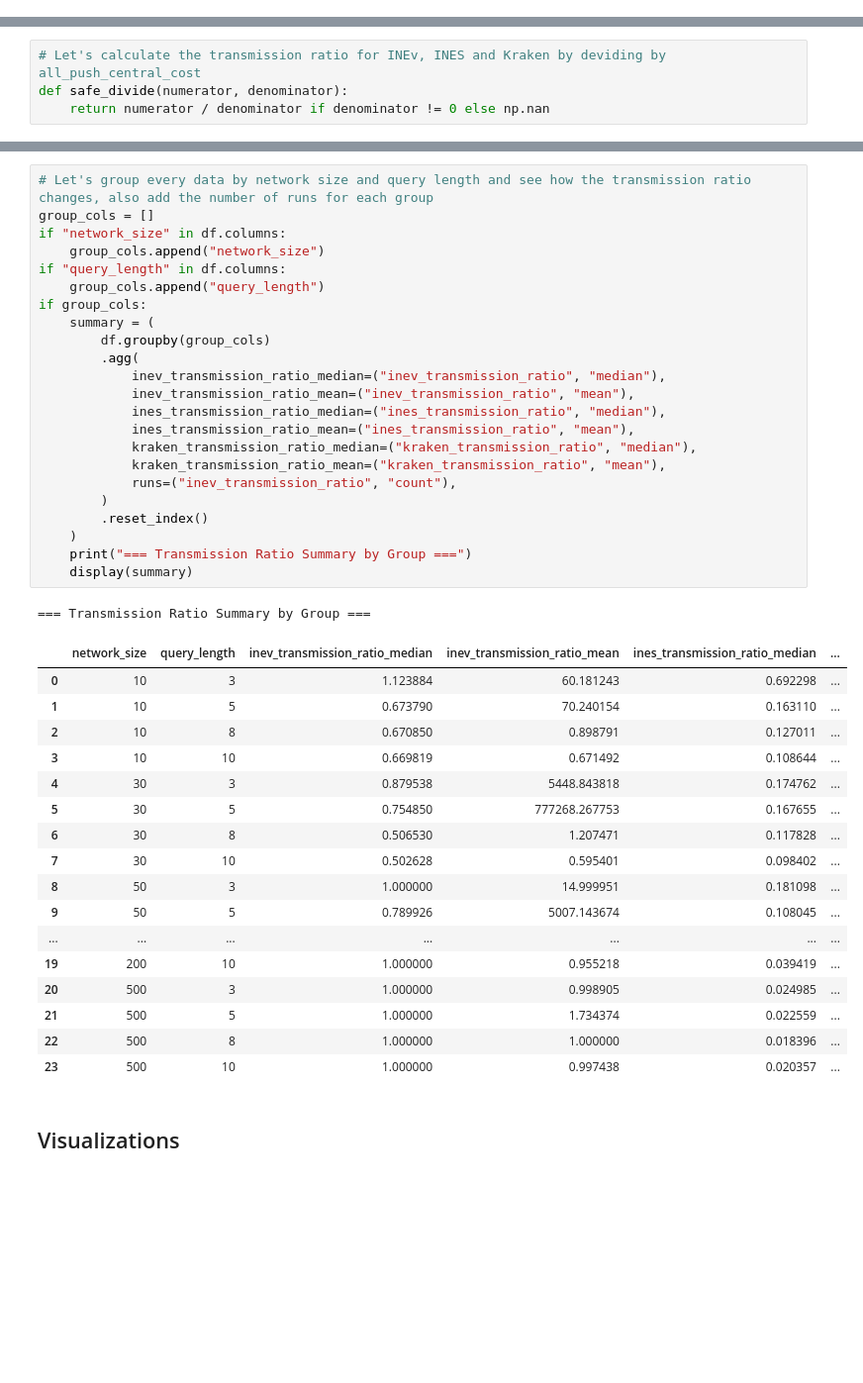
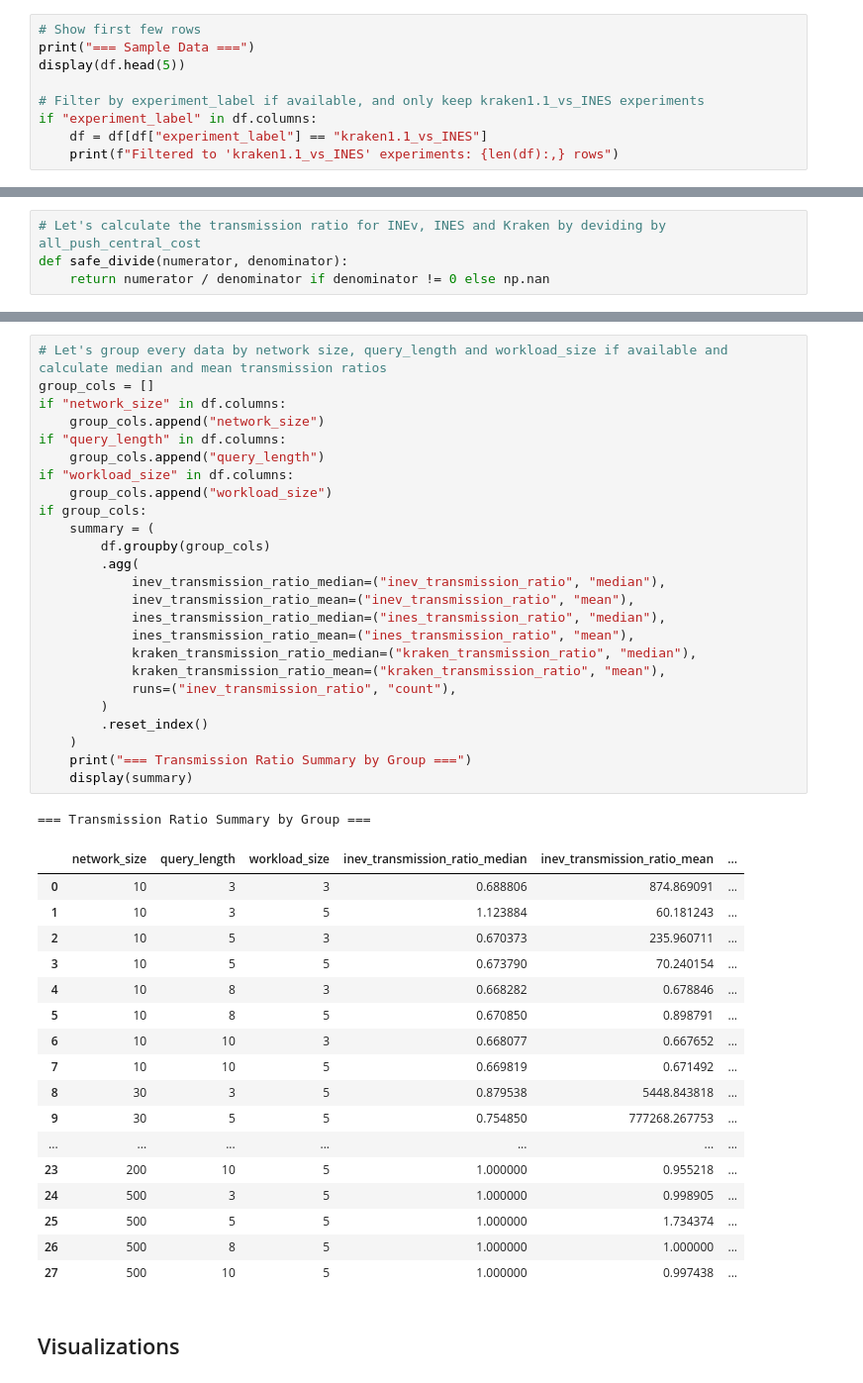
Before and after one commit to glueckf/kraken_analyzer, a Jupyter notebook: notebooks/01_overview.ipynb, the cells around one changed output, grey strips where cells are left out. Shown at 99% size. Cells and saved outputs as stored; diff of their text form; blank space fills up the shorter version.

Commit message:
Refactor 01_overview.ipynb: Update execution counts, log outputs, and add filtering for 'kraken1.1_vs_INES' experiments

```diff
--- a/notebooks/01_overview.ipynb
+++ b/notebooks/01_overview.ipynb
@@ -111,0 +99,9 @@ display(df.head(5))
+# %%
+# Show first few rows
+print("=== Sample Data ===")
+display(df.head(5))
+
+# Filter by experiment_label if available, and only keep kraken1.1_vs_INES experiments
+if "experiment_label" in df.columns:
+    df = df[df["experiment_label"] == "kraken1.1_vs_INES"]
+    print(f"Filtered to 'kraken1.1_vs_INES' experiments: {len(df):,} rows")
@@ -170,45 +176,47 @@ Kraken Transmission Ratio: 0.0501 ± 0.0514
 # %%
-# Let's group every data by network size and query length and see how the transmission ratio changes, also add the number of runs for each group
+# Let's group every data by network size, query_length and workload_size if available and calculate median and mean transmission ratios
 group_cols = []
 if "network_size" in df.columns:
     group_cols.append("network_size")
 if "query_length" in df.columns:
     group_cols.append("query_length")
+if "workload_size" in df.columns:
+    group_cols.append("workload_size")
 if group_cols:
     summary = (
         df.groupby(group_cols)
         .agg(
             inev_transmission_ratio_median=("inev_transmission_ratio", "median"),
             inev_transmission_ratio_mean=("inev_transmission_ratio", "mean"),
             ines_transmission_ratio_median=("ines_transmission_ratio", "median"),
             ines_transmission_ratio_mean=("ines_transmission_ratio", "mean"),
             kraken_transmission_ratio_median=("kraken_transmission_ratio", "median"),
             kraken_transmission_ratio_mean=("kraken_transmission_ratio", "mean"),
             runs=("inev_transmission_ratio", "count"),
         )
         .reset_index()
     )
     print("=== Transmission Ratio Summary by Group ===")
     display(summary)
 # %% [output]
 === Transmission Ratio Summary by Group ===
-|  | network_size | query_length | inev_transmission_ratio_median | inev_transmission_ratio_mean | ines_transmission_ratio_median | ... |
-| 0 | 10 | 3 | 1.123884 | 60.181243 | 0.692298 | ... |
-| 1 | 10 | 5 | 0.673790 | 70.240154 | 0.163110 | ... |
-| 2 | 10 | 8 | 0.670850 | 0.898791 | 0.127011 | ... |
-| 3 | 10 | 10 | 0.669819 | 0.671492 | 0.108644 | ... |
-| 4 | 30 | 3 | 0.879538 | 5448.843818 | 0.174762 | ... |
-| 5 | 30 | 5 | 0.754850 | 777268.267753 | 0.167655 | ... |
-| 6 | 30 | 8 | 0.506530 | 1.207471 | 0.117828 | ... |
-| 7 | 30 | 10 | 0.502628 | 0.595401 | 0.098402 | ... |
-| 8 | 50 | 3 | 1.000000 | 14.999951 | 0.181098 | ... |
-| 9 | 50 | 5 | 0.789926 | 5007.143674 | 0.108045 | ... |
+|  | network_size | query_length | workload_size | inev_transmission_ratio_median | inev_transmission_ratio_mean | ... |
+| 0 | 10 | 3 | 3 | 0.688806 | 874.869091 | ... |
+| 1 | 10 | 3 | 5 | 1.123884 | 60.181243 | ... |
+| 2 | 10 | 5 | 3 | 0.670373 | 235.960711 | ... |
+| 3 | 10 | 5 | 5 | 0.673790 | 70.240154 | ... |
+| 4 | 10 | 8 | 3 | 0.668282 | 0.678846 | ... |
+| 5 | 10 | 8 | 5 | 0.670850 | 0.898791 | ... |
+| 6 | 10 | 10 | 3 | 0.668077 | 0.667652 | ... |
+| 7 | 10 | 10 | 5 | 0.669819 | 0.671492 | ... |
+| 8 | 30 | 3 | 5 | 0.879538 | 5448.843818 | ... |
+| 9 | 30 | 5 | 5 | 0.754850 | 777268.267753 | ... |
 | ... | ... | ... | ... | ... | ... | ... |
-| 19 | 200 | 10 | 1.000000 | 0.955218 | 0.039419 | ... |
-| 20 | 500 | 3 | 1.000000 | 0.998905 | 0.024985 | ... |
-| 21 | 500 | 5 | 1.000000 | 1.734374 | 0.022559 | ... |
-| 22 | 500 | 8 | 1.000000 | 1.000000 | 0.018396 | ... |
-| 23 | 500 | 10 | 1.000000 | 0.997438 | 0.020357 | ... |
+| 23 | 200 | 10 | 5 | 1.000000 | 0.955218 | ... |
+| 24 | 500 | 3 | 5 | 1.000000 | 0.998905 | ... |
+| 25 | 500 | 5 | 5 | 1.000000 | 1.734374 | ... |
+| 26 | 500 | 8 | 5 | 1.000000 | 1.000000 | ... |
+| 27 | 500 | 10 | 5 | 1.000000 | 0.997438 | ... |
 # %% [markdown]
 ## Visualizations
 # %%
```
Also changed, not shown: parts of 7 cells of this notebook, 2 other files.
